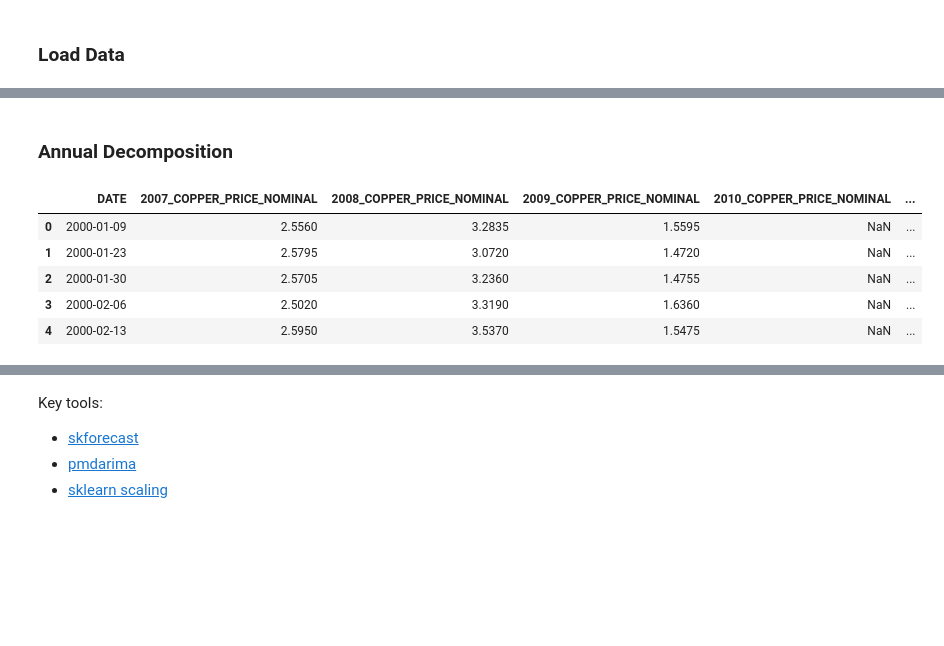
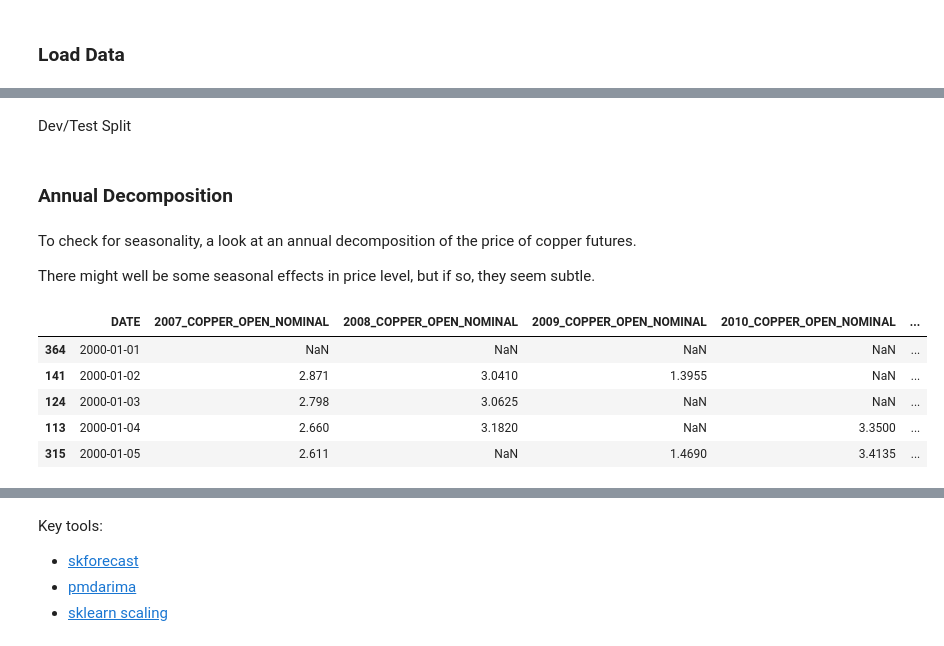
Before and after one commit to neal-logan/ea-nasir, a Jupyter notebook: 02_forecasting.ipynb, the cells around one changed output, grey strips where cells are left out. Saved outputs shown, nothing was run; the diff lists cells and outputs as text; code cells hidden in the pictures; blank space fills up the shorter version.

```diff
--- a/02_forecasting.ipynb
+++ b/02_forecasting.ipynb
@@ -18,4 +19,4 @@ importlib.reload(prep)
 # %%
 con = ibis.connect("duckdb://")
 # %%
-dev_data = ibis.read_csv('data_forecasting/dev_data.csv')
+data = ibis.read_csv('data_forecasting/data.csv')
@@ -45,24 +23,33 @@ fig, axes = vis.plot_time_series_diffs(
+# %% [markdown]
+Dev/Test Split
+# %%
+# Split the data into model development (training + validation) (2007-01-01 to 2019-12-31)
+dev_data = data.filter(data.DATE.year() >= 2007).filter(data.DATE.year() <= 2019)
+
+# and holdout test set (2020-01-01 to the end of the dataset in late 2024)
+test_data = data.filter(data.DATE.year() >= 2020)
 # %% [markdown]
 ### Annual Decomposition
+# %% [markdown]
+To check for seasonality, a look at an annual decomposition of the price of copper futures.
+
+There might well be some seasonal effects in price level, but if so, they seem subtle.
 # %%
 importlib.reload(prep)
-
 annual_decomp_features = [
-    'COPPER_PRICE_NOMINAL'
+    'COPPER_OPEN_NOMINAL'
 ]
-
 annual_decomp = prep.annual_decomposition(
     dev_data,
     decomp_features=annual_decomp_features
 )
-
-annual_decomp.to_pandas().head()
+annual_decomp.to_pandas().sort_values('DATE').head()
 # %% [output]
-|  | DATE | 2007_COPPER_PRICE_NOMINAL | 2008_COPPER_PRICE_NOMINAL | 2009_COPPER_PRICE_NOMINAL | 2010_COPPER_PRICE_NOMINAL | ... |
-| 0 | 2000-01-09 | 2.5560 | 3.2835 | 1.5595 | NaN | ... |
-| 1 | 2000-01-23 | 2.5795 | 3.0720 | 1.4720 | NaN | ... |
-| 2 | 2000-01-30 | 2.5705 | 3.2360 | 1.4755 | NaN | ... |
-| 3 | 2000-02-06 | 2.5020 | 3.3190 | 1.6360 | NaN | ... |
-| 4 | 2000-02-13 | 2.5950 | 3.5370 | 1.5475 | NaN | ... |
+|  | DATE | 2007_COPPER_OPEN_NOMINAL | 2008_COPPER_OPEN_NOMINAL | 2009_COPPER_OPEN_NOMINAL | 2010_COPPER_OPEN_NOMINAL | ... |
+| 364 | 2000-01-01 | NaN | NaN | NaN | NaN | ... |
+| 141 | 2000-01-02 | 2.871 | 3.0410 | 1.3955 | NaN | ... |
+| 124 | 2000-01-03 | 2.798 | 3.0625 | NaN | NaN | ... |
+| 113 | 2000-01-04 | 2.660 | 3.1820 | NaN | 3.3500 | ... |
+| 315 | 2000-01-05 | 2.611 | NaN | 1.4690 | 3.4135 | ... |
 # %%
 importlib.reload(vis)
```
Also changed, not shown: parts of 55 cells of this notebook, 3 other files.
